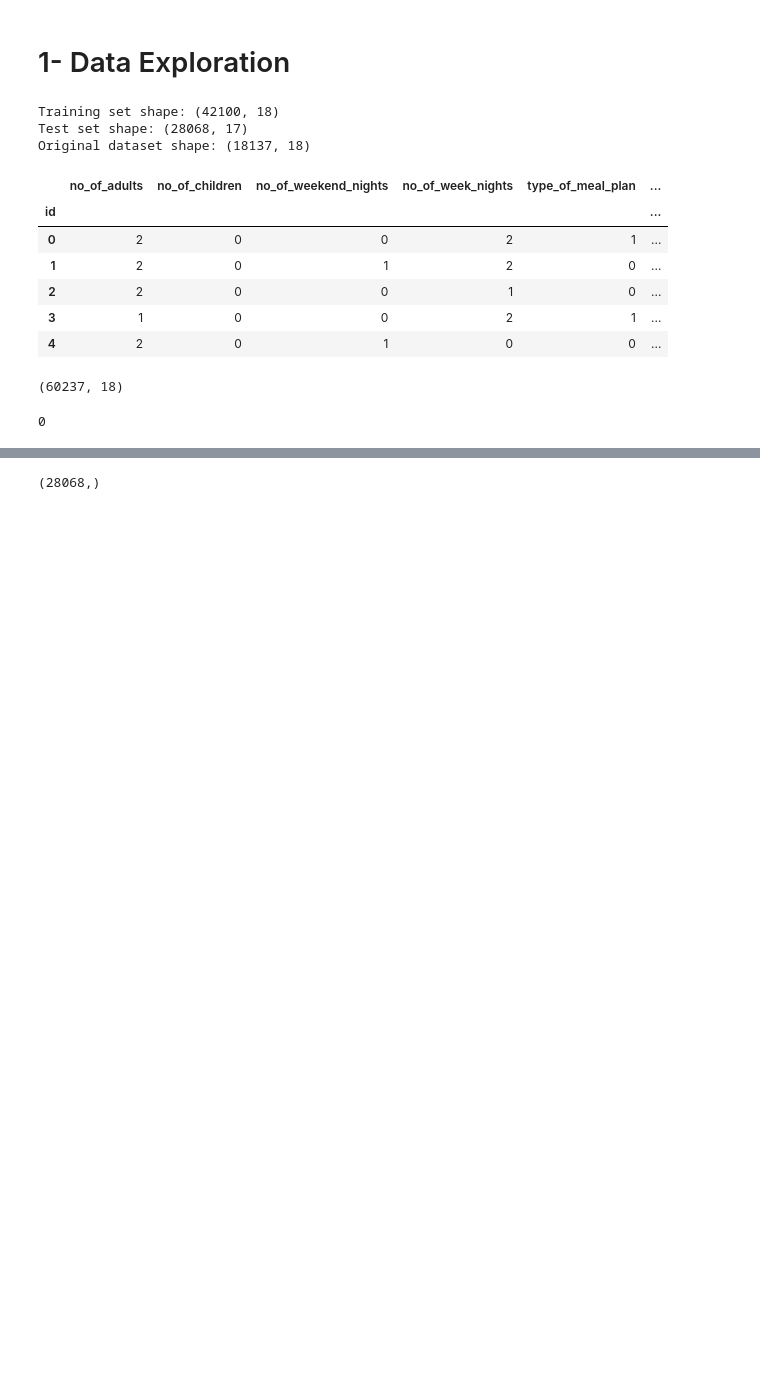
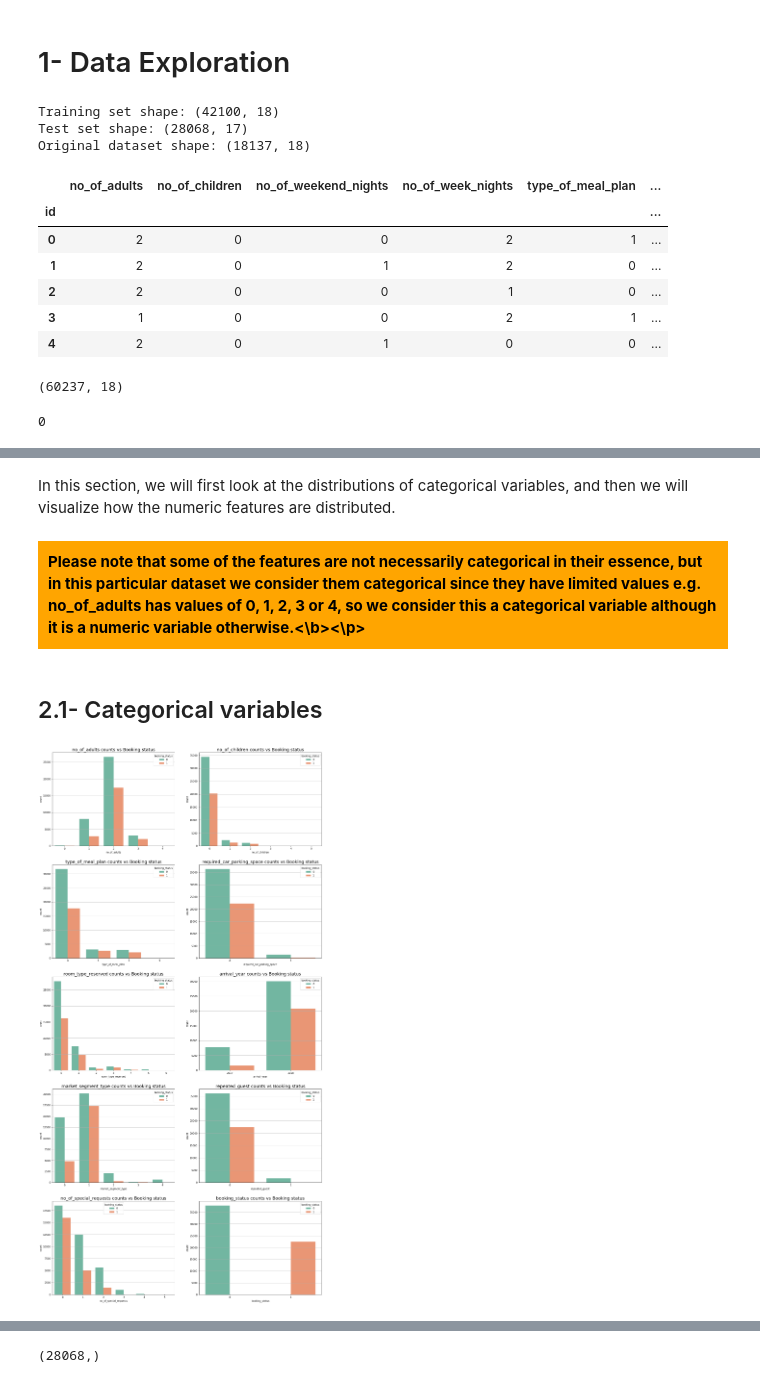
Before and after one commit to hikmatullah-mohammadi/Reservation-cancellation-prediction, a Jupyter notebook: reservation-cancellation-simple-dnn-tf-keras.ipynb, the cells around one changed output, grey strips where cells are left out. Cells and saved outputs as stored; diff of their text form; code cells hidden in the pictures; blank space fills up the shorter version.

```diff
--- a/reservation-cancellation-simple-dnn-tf-keras.ipynb
+++ b/reservation-cancellation-simple-dnn-tf-keras.ipynb
@@ -91,23 +94,3 @@ df_train.shape
 df_train.isnull().sum().sum()
 # %% [output]
 0
-# %%
-# Target Variable Distribution
-# draw plots to see how the target variable is distributed
-plt.figure(figsize=(15, 8))
-sns.set_palette('Set2')
-
-plt.subplot(1, 2, 1)
-plt.pie(
-    x = df_train['booking_status'].value_counts(),
-    labels=df_train['booking_status'].value_counts().index,
-    autopct='%1.1f%%',
-    shadow=True,
-    startangle=0
-)
-plt.title(f'Target variable\'s distribution' , fontdict={'fontsize': 18})
-
-plt.subplot(1, 2, 2)
-ax = sns.countplot(df_train['booking_status'])
-ax.set_title(f'Target variable\'s distribution' , fontdict={'fontsize': 18})
-plt.show()
@@ -115,0 +100,20 @@ plt.show()
+# %% [markdown]
+In this section, we will first look at the distributions of categorical variables, and then we will visualize how the numeric features are distributed.
+# %%
+# extract categorical and numerical features
+cate_features = [
+    'no_of_adults',
+    'no_of_children',
+    'type_of_meal_plan',
+    'required_car_parking_space',
+    'room_type_reserved',
+    'arrival_year',
+    'market_segment_type',
+    'repeated_guest',
+    'no_of_special_requests',
+    'booking_status'
+
+]
+numeric_features = list(set(df_train.columns)  - set(cate_features))
+# %% [markdown]
+<p style='background: orange; color: black; padding: 10px'><b>Please note that some of the features are not necessarily categorical in their essence, but in this particular dataset we consider them categorical since they have limited values e.g. no_of_adults has values of 0, 1, 2, 3 or 4, so we consider this a categorical variable although it is a numeric variable otherwise.<\b><\p>
@@ -115,0 +162,14 @@ plt.show()
+# %% [markdown]
+<a id='2-1'></a>
+## 2.1- Categorical variables
+# %%
+# draw the counts/distributions of categorical features vs the target variable
+plt.figure(figsize=(20, 50))
+sns.set_palette('Set2')
+
+for i, feature in enumerate(cate_features):
+    plt.subplot(len(cate_features)//2+1, 2, i+1)
+    draw_cate_vs_target(df_train, feature)
+plt.show()
+# %% [output]
+[figure, added]
```
Also changed, not shown: parts of 32 cells of this notebook.
